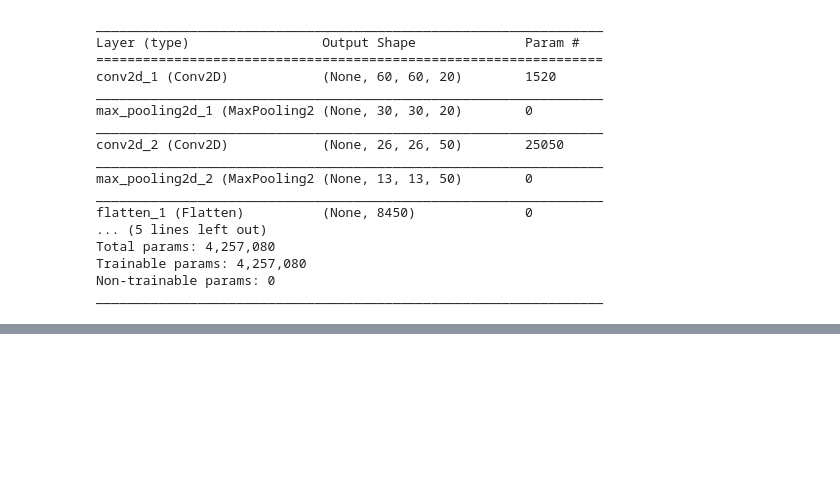
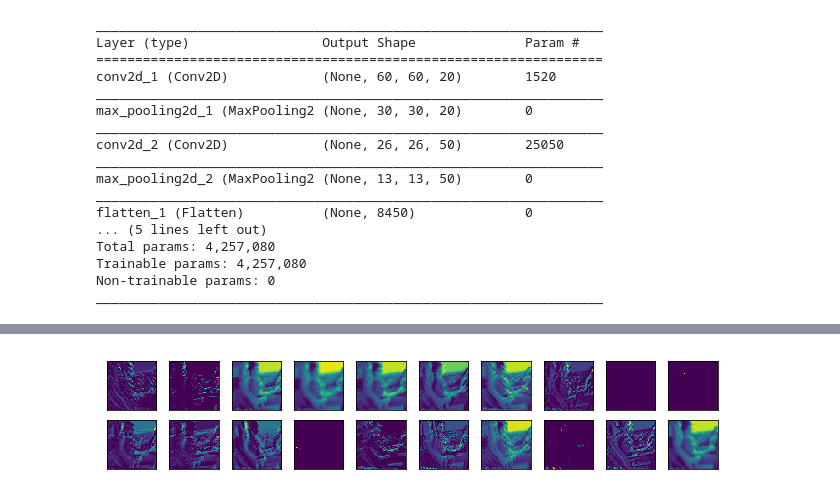
Before and after one commit to pecons/proyectoCV, a Jupyter notebook: notebooks/CNN Testing.ipynb, the cells around one changed output, grey strips where cells are left out. Saved outputs shown, nothing was run; the diff lists cells and outputs as text; code cells hidden in the pictures; blank space fills up the shorter version.

```diff
--- a/notebooks/Data Testing.ipynb
+++ b/notebooks/CNN Testing.ipynb
@@ -212,0 +216,3 @@ valor predicho: 8  clase:  hair and makeup
+# %%
+layer_outputs = [layer.output for layer in model_CNN.layers ]
+layer_outputs
@@ -212,0 +227,14 @@ valor predicho: 8  clase:  hair and makeup
+# %%
+activation_model = keras.models.Model(inputs=model_CNN.input, outputs=layer_outputs)
+array = np.expand_dims(X_test[1], axis=0)
+activations = activation_model.predict(array)
+# %%
+plt.figure(figsize=(11,2))
+for i in range(20):
+    plt.subplot(2,10,i+1)
+    plt.xticks([])
+    plt.yticks([])
+    plt.grid(False)
+    plt.imshow(activations[0][0,:, :, i], cmap='viridis')
+# %% [output]
+[figure, added]
```
Also changed, not shown: parts of 19 cells of this notebook, 1 other file.
